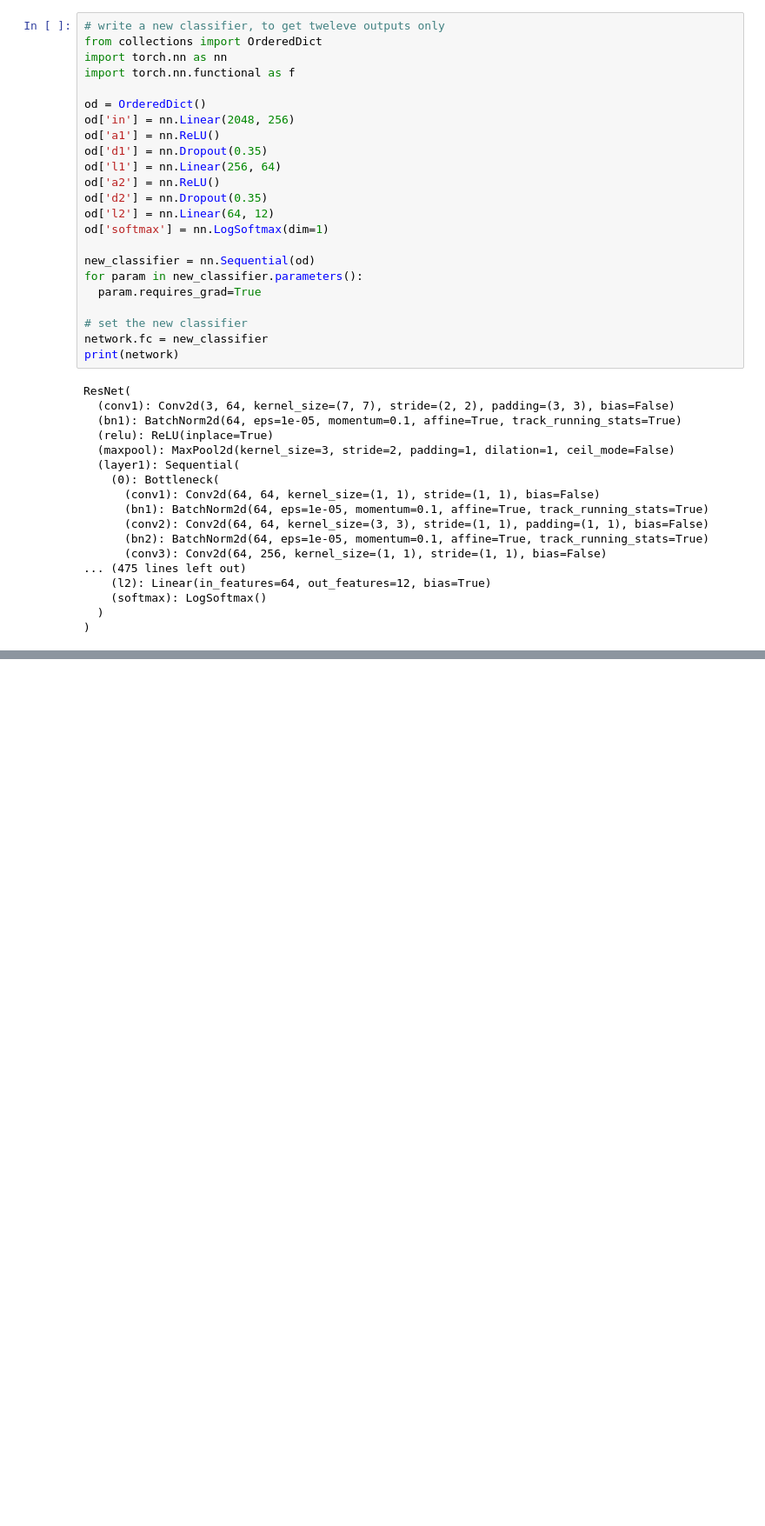
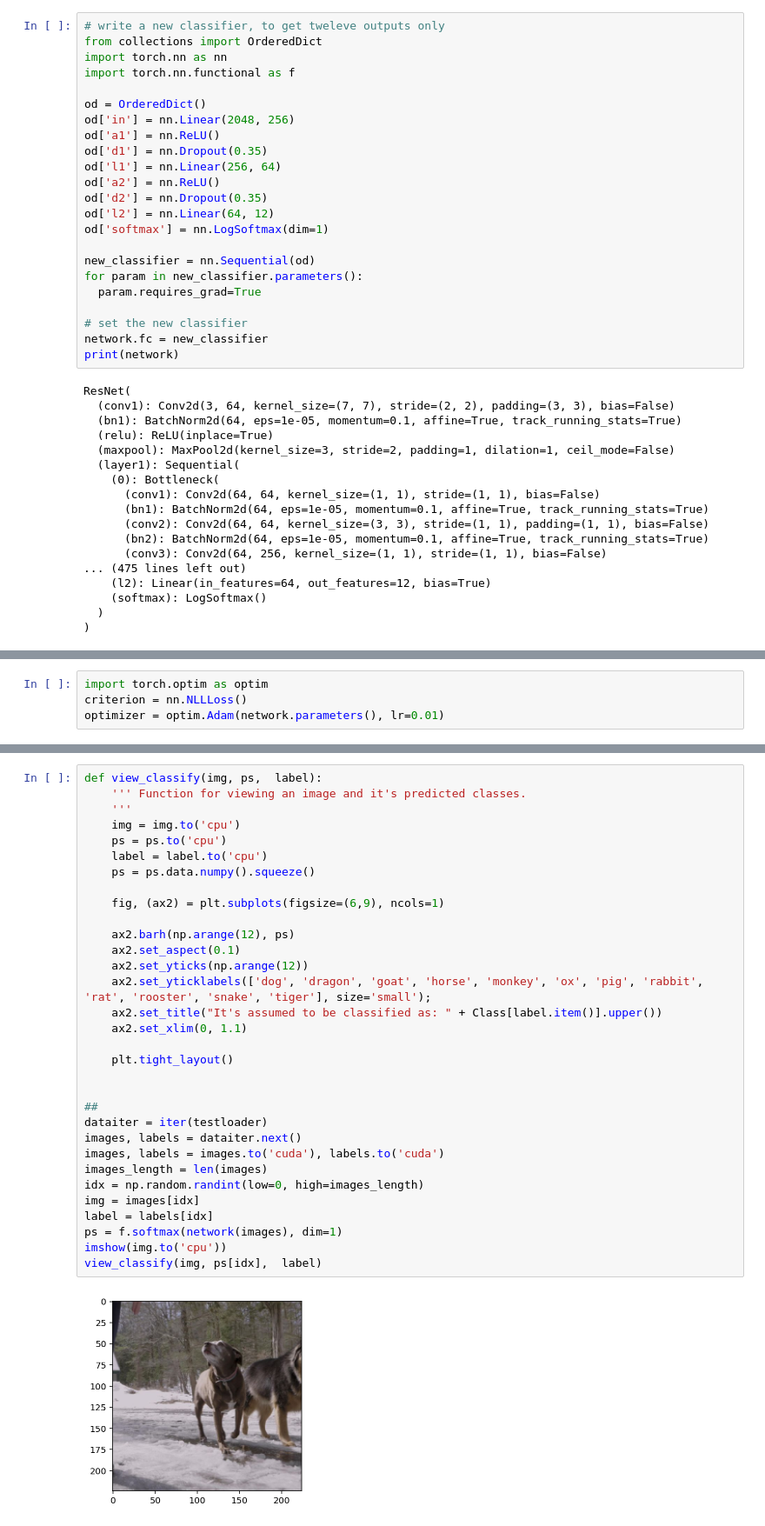
Before and after one commit to codholic/Intro2PytorchUdacitycourse, a Jupyter notebook: Chinese_Zodiac_Animal_detection.ipynb, the cells around one changed output, grey strips where cells are left out. Shown at 87% size. Drawn from its saved outputs; the diff is of its cells as text; blank space fills up the shorter version.

```diff
--- a/Chinese_Zodiac_Animal_detection.ipynb
+++ b/Chinese_Zodiac_Animal_detection.ipynb
@@ -196,0 +202,4 @@ if (train_on_gpu):
+# %%
+import torch.optim as optim
+criterion = nn.NLLLoss()
+optimizer = optim.Adam(network.parameters(), lr=0.01)
@@ -196,0 +294,34 @@ if (train_on_gpu):
+# %%
+def view_classify(img, ps,  label):
+    ''' Function for viewing an image and it's predicted classes.
+    '''
+    img = img.to('cpu')
+    ps = ps.to('cpu')
+    label = label.to('cpu')
+    ps = ps.data.numpy().squeeze()
+
+    fig, (ax2) = plt.subplots(figsize=(6,9), ncols=1)
+
+    ax2.barh(np.arange(12), ps)
+    ax2.set_aspect(0.1)
+    ax2.set_yticks(np.arange(12))
+    ax2.set_yticklabels(['dog', 'dragon', 'goat', 'horse', 'monkey', 'ox', 'pig', 'rabbit', 'rat', 'rooster', 'snake', 'tiger'], size='small');
+    ax2.set_title("It's assumed to be classified as: " + Class[label.item()].upper())
+    ax2.set_xlim(0, 1.1)
+
+    plt.tight_layout()
+
+
+##
+dataiter = iter(testloader)
+images, labels = dataiter.next()
+images, labels = images.to('cuda'), labels.to('cuda')
+images_length = len(images)
+idx = np.random.randint(low=0, high=images_length)
+img = images[idx]
+label = labels[idx]
+ps = f.softmax(network(images), dim=1)
+imshow(img.to('cpu'))
+view_classify(img, ps[idx],  label)
+# %% [output]
+[figure, added]
```
Also changed, not shown: parts of 8 cells of this notebook.
